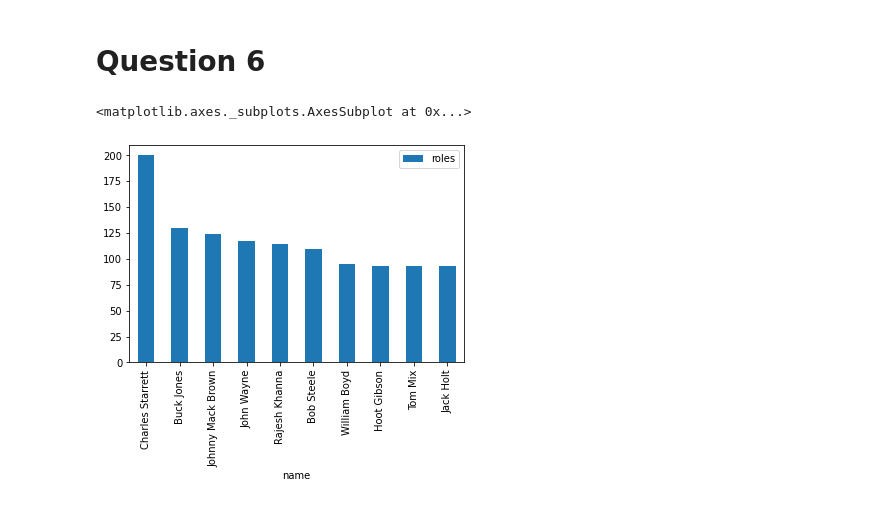
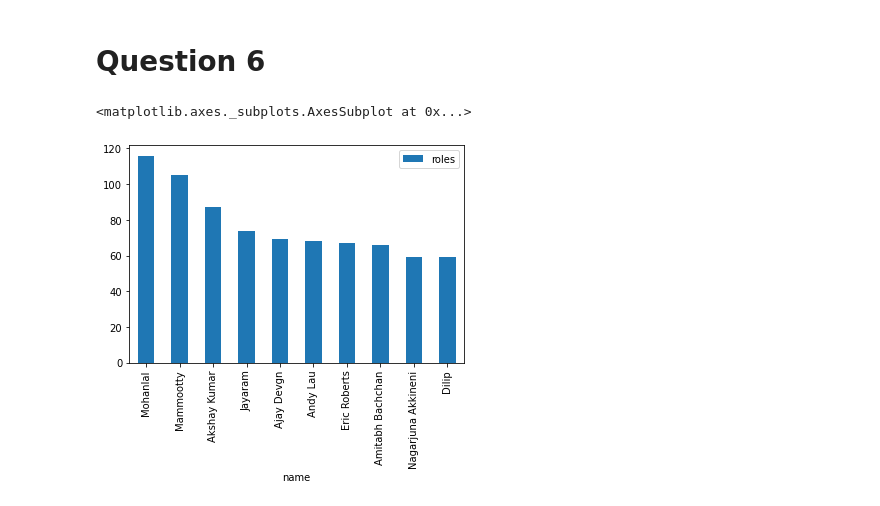
Before and after one commit to EitanKats/data-science-project-sem-a, a Jupyter notebook: Programming-section-notebook.ipynb, the cells around one changed output. Cells and saved outputs as stored; diff of their text form; code cells hidden in the pictures.

```diff
--- a/Programming-section-notebook.ipynb
+++ b/Programming-section-notebook.ipynb
@@ -128,13 +127,13 @@ Name: type, dtype: int64
 # %% [markdown]
 # Question 6
 # %%
-filtered_since_nineties = cast_df.loc[(cast_df["year"]<1990) & (cast_df["n"]==1)]
+filtered_since_nineties = cast_df.loc[(cast_df["year"]>1990) & (cast_df["n"]==1)]
 
 roles_per_actor_series = filtered_since_nineties.groupby("name")["n"].value_counts()
 
-roles_per_actor_frame = roles_per_actor.to_frame().rename(columns={'name':'actor_name','n':'roles'}).reset_index()
+roles_per_actor_frame = roles_per_actor_series.to_frame().rename(columns={'name':'actor_name','n':'roles'}).reset_index()
 
 roles_per_actor_frame.sort_values(by=['roles'],ascending=False).head(10).plot.bar(x='name',y='roles')
 # %% [output]
 <matplotlib.axes._subplots.AxesSubplot at 0x...>
-[figure, old version]
+[figure, new version]
```
Also changed, not shown: parts of 4 cells of this notebook, 1 other file.
